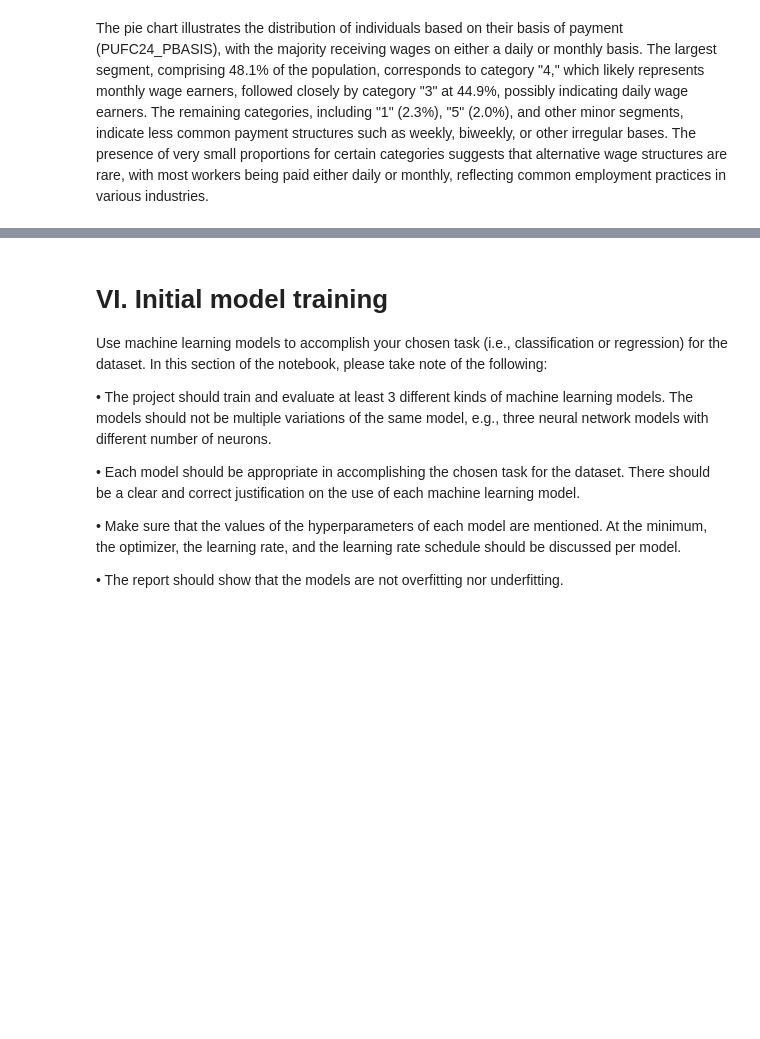
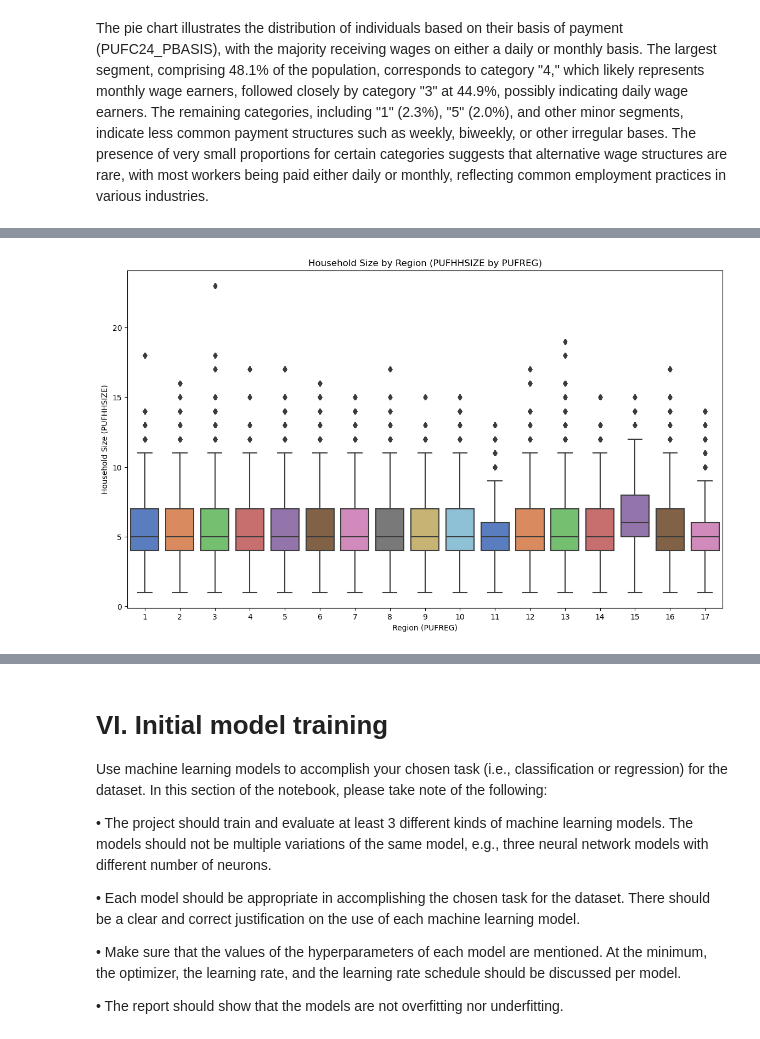
Before and after one commit to keishaleigh/STINTSYMCO, a Jupyter notebook: notebook.ipynb, the cells around one changed output, grey strips where cells are left out. Cells and saved outputs as stored; diff of their text form; code cells hidden in the pictures; blank space fills up the shorter version.

```diff
--- a/notebook.ipynb
+++ b/notebook.ipynb
@@ -510,0 +579,11 @@ The pie chart illustrates the distribution of individuals based on their basis o
+# %%
+plt.figure(figsize=(14, 8))
+sns.boxplot(x='PUFREG', y='PUFHHSIZE', data=laborforce_df, palette='muted')
+
+plt.title('Household Size by Region (PUFHHSIZE by PUFREG)')
+plt.xlabel('Region (PUFREG)')
+plt.ylabel('Household Size (PUFHHSIZE)')
+
+plt.show()
+# %% [output]
+[figure, added]
```
Also changed, not shown: parts of 12 cells of this notebook.
